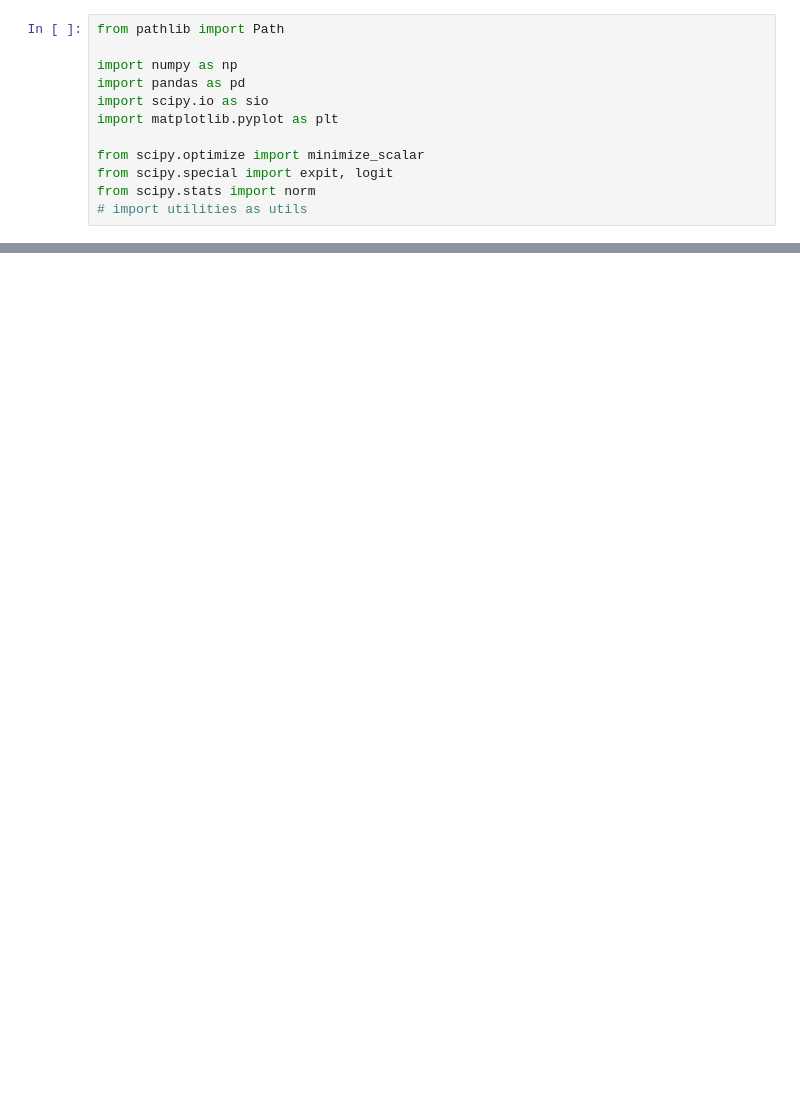
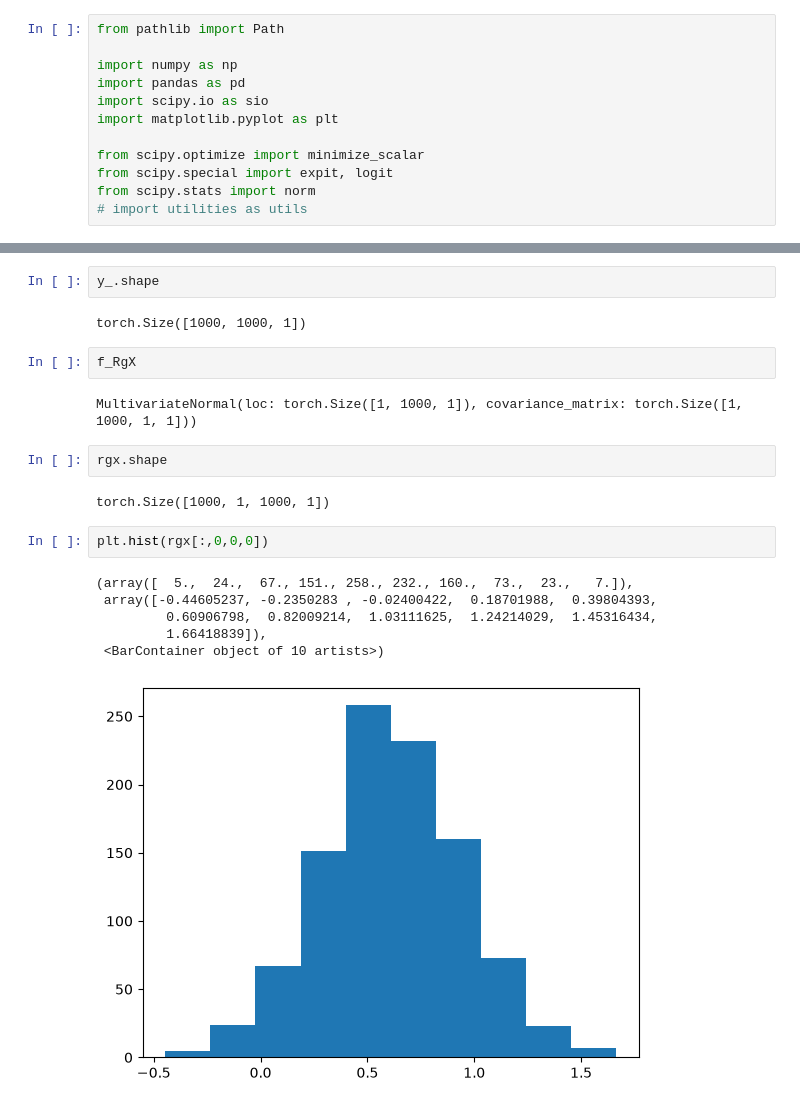
Before and after one commit to jacobaparker/behavioral_data_reanalyses_IB, a Jupyter notebook: Tavoni_Complexity/continuous_IB.ipynb, the cells around one changed output, grey strips where cells are left out. Saved outputs shown, nothing was run; the diff lists cells and outputs as text; blank space fills up the shorter version.

```diff
--- a/Tavoni_Complexity/continuous_IB.ipynb
+++ b/Tavoni_Complexity/continuous_IB.ipynb
@@ -263,0 +596,21 @@ def I_XR_gaussian_mc(model, data_generator, N_RgX=1000, N_X=1000):
+# %%
+y_.shape
+# %% [output]
+torch.Size([1000, 1000, 1])
+# %%
+f_RgX
+# %% [output]
+MultivariateNormal(loc: torch.Size([1, 1000, 1]), covariance_matrix: torch.Size([1, 1000, 1, 1]))
+# %%
+rgx.shape
+# %% [output]
+torch.Size([1000, 1, 1000, 1])
+# %%
+plt.hist(rgx[:,0,0,0])
+# %% [output]
+(array([  5.,  24.,  67., 151., 258., 232., 160.,  73.,  23.,   7.]),
+ array([-0.44605237, -0.2350283 , -0.02400422,  0.18701988,  0.39804393,
+         0.60906798,  0.82009214,  1.03111625,  1.24214029,  1.45316434,
+         1.66418839]),
+ <BarContainer object of 10 artists>)
+[figure, added]
```
Also changed, not shown: parts of 35 cells of this notebook, 1 other file.
